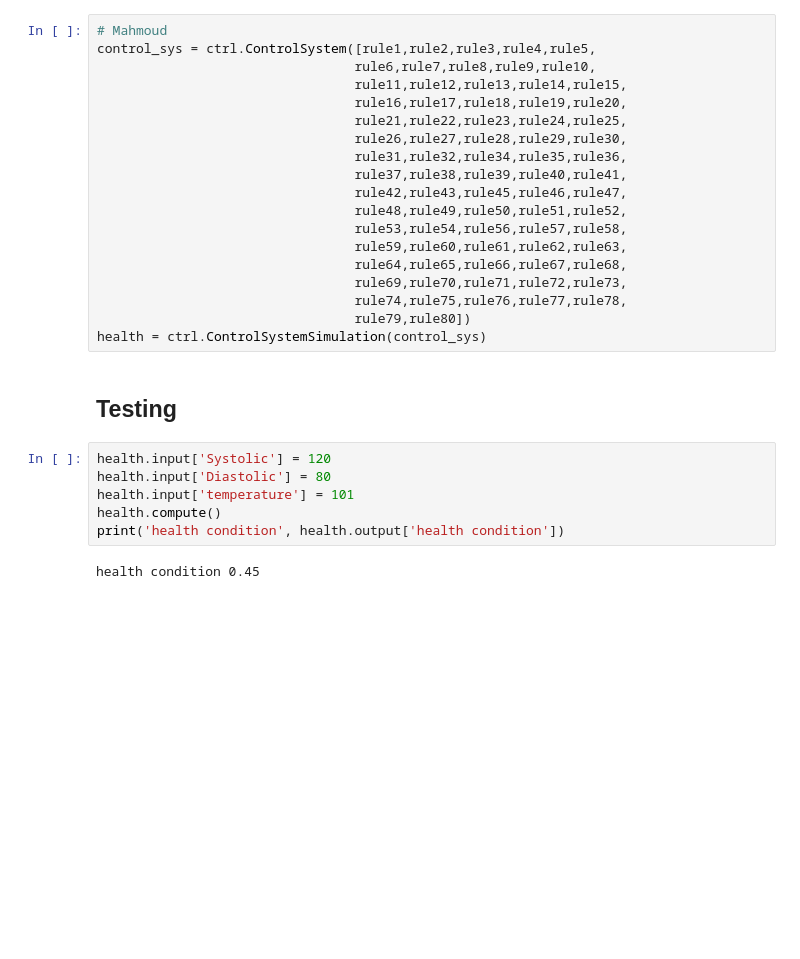
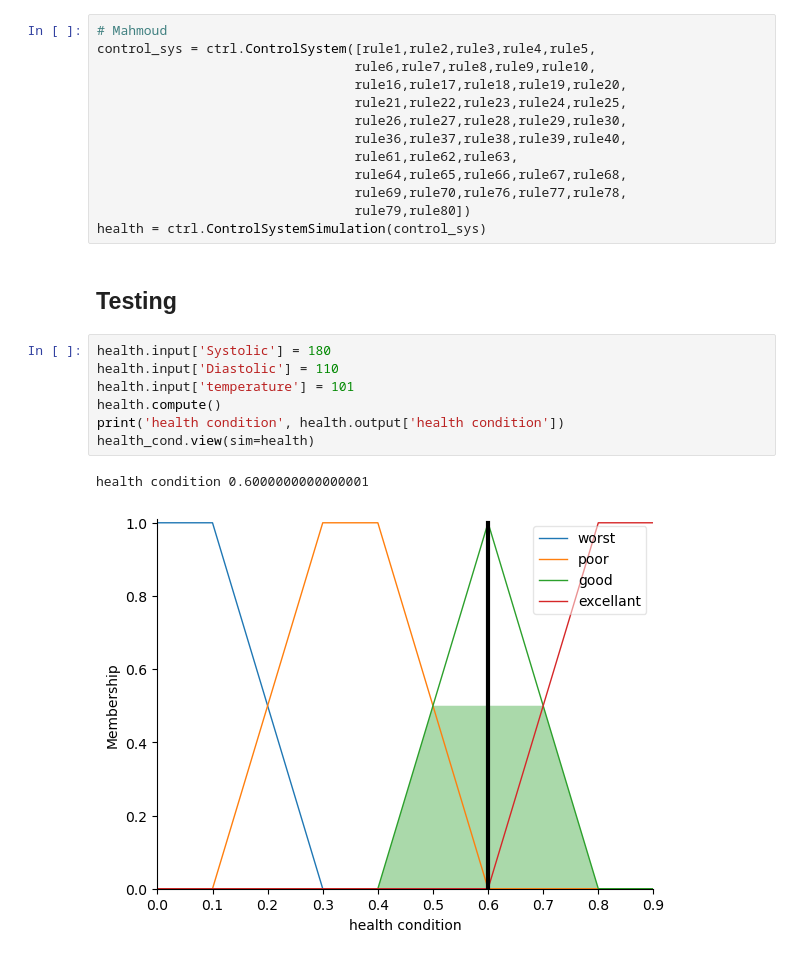
Before and after one commit to DiaaAhmedHassan/smart_system, a Jupyter notebook: modified_system.ipynb, the cells around one changed output. Saved outputs shown, nothing was run; the diff lists cells and outputs as text; blank space fills up the shorter version.

```diff
--- a/modified_system.ipynb
+++ b/modified_system.ipynb
@@ -166,28 +114,24 @@ rule80=ctrl.Rule(systolic['high'] & diastolic['high'] & temperature['emergency']
 # Mahmoud
 control_sys = ctrl.ControlSystem([rule1,rule2,rule3,rule4,rule5,
                                  rule6,rule7,rule8,rule9,rule10,
-                                 rule11,rule12,rule13,rule14,rule15,
                                  rule16,rule17,rule18,rule19,rule20,
                                  rule21,rule22,rule23,rule24,rule25,
                                  rule26,rule27,rule28,rule29,rule30,
-                                 rule31,rule32,rule34,rule35,rule36,
-                                 rule37,rule38,rule39,rule40,rule41,
-                                 rule42,rule43,rule45,rule46,rule47,
-                                 rule48,rule49,rule50,rule51,rule52,
-                                 rule53,rule54,rule56,rule57,rule58,
-                                 rule59,rule60,rule61,rule62,rule63,
+                                 rule36,rule37,rule38,rule39,rule40,
+                                 rule61,rule62,rule63,
                                  rule64,rule65,rule66,rule67,rule68,
-                                 rule69,rule70,rule71,rule72,rule73,
-                                 rule74,rule75,rule76,rule77,rule78,
+                                 rule69,rule70,rule76,rule77,rule78,
                                  rule79,rule80])
 health = ctrl.ControlSystemSimulation(control_sys)
 # %% [markdown]
 ## Testing
 # %%
-health.input['Systolic'] = 120
-health.input['Diastolic'] = 80
+health.input['Systolic'] = 180
+health.input['Diastolic'] = 110
 health.input['temperature'] = 101
 health.compute()
 print('health condition', health.output['health condition'])
+health_cond.view(sim=health)
 # %% [output]
-health condition 0.45
+health condition 0.6000000000000001
+[figure, added]
```
Also changed, not shown: parts of 6 cells of this notebook, 1 other file.
